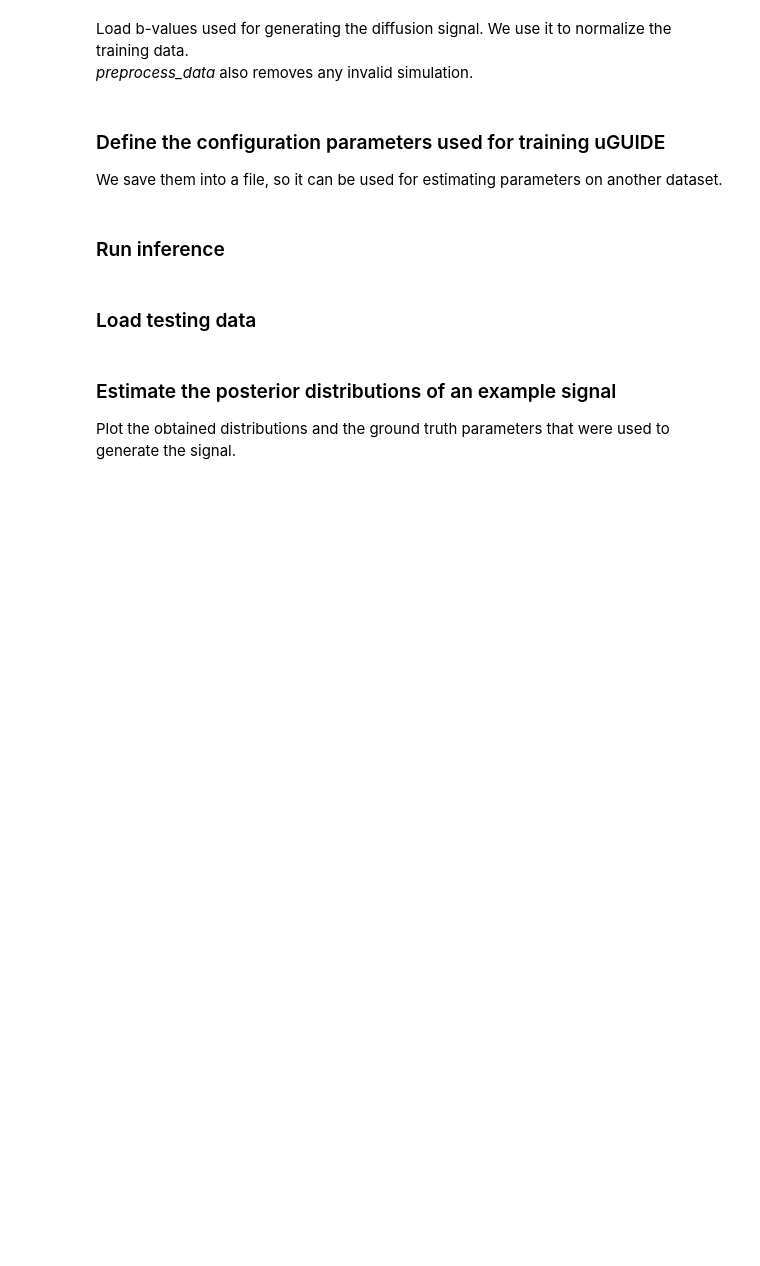
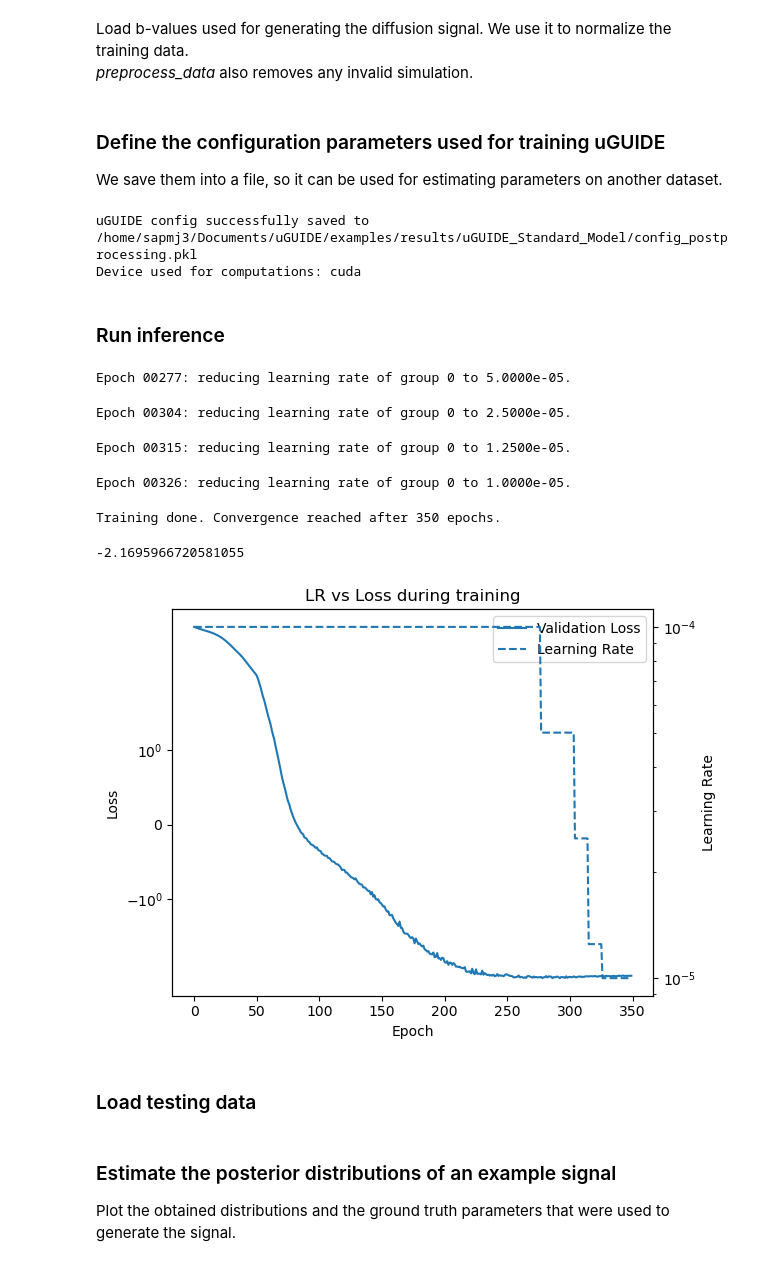
Before and after one commit to mjallais/uGUIDE, a Jupyter notebook: examples/uGUIDE_SM_inference.ipynb, the cells around one changed output. Drawn from its saved outputs; the diff is of its cells as text; code cells hidden in the pictures; blank space fills up the shorter version.

Commit message:
Update example with latest version

```diff
--- a/examples/uGUIDE_SM_inference.ipynb
+++ b/examples/uGUIDE_SM_inference.ipynb
@@ -15,45 +15,65 @@ from uGUIDE.estimation import estimate_microstructure
 Theta: Model parameters of the Standard Model <br>
 x: Corresponding diffusion signal
 # %%
-theta_train = pd.read_csv('simulations_SM_train_10000__f_Da_ODI_u0_u1.csv', header=None).values
-x_train = pd.read_csv(f'simulations_SM_train_10000__S_snr_50.csv', header=None).values
+theta_train = pd.read_csv('simulations_SM_train_10000__f_Da_ODI_u0_u1.csv',
+                          header=None).values
+x_train = pd.read_csv(f'simulations_SM_train_10000__S_snr_50.csv',
+                      header=None).values
 # %% [markdown]
 Load b-values used for generating the diffusion signal. We use it to normalize the training data. <br>
 *preprocess_data* also removes any invalid simulation.
 # %%
 bvals = np.loadtxt('bvals.bval')
-theta_train, x_train = preprocess_data(theta_train, x_train, bvals, normalize=True)
+theta_train, x_train = preprocess_data(theta_train,
+                                       x_train,
+                                       bvals,
+                                       normalize=True)
 # %% [markdown]
 ### Define the configuration parameters used for training uGUIDE
 We save them into a file, so it can be used for estimating parameters on another dataset.
 # %%
-prior = {'f': [0.0, 1.0],
-         'Da': [0.1, 3.0],
-         'ODI': [0.03, 0.95],
-         'u0': [0.0, 1.0],
-         'u1': [0.0, 1.0]}
-prior_postprocessing = {'f': [0.0, 1.0],
-                        'Da': [0.1, 3.0],
-                        'ODI': [0.03, 0.95],
-                        'De_par': [0.1, 3.0],
-                        'De_perp': [0.1, 3.0]}
+prior = {
+    'f': [0.0, 1.0],
+    'Da': [0.1, 3.0],
+    'ODI': [0.03, 0.95],
+    'u0': [0.0, 1.0],
+    'u1': [0.0, 1.0]
+}
+prior_postprocessing = {
+    'f': [0.0, 1.0],
+    'Da': [0.1, 3.0],
+    'ODI': [0.03, 0.95],
+    'De_par': [0.1, 3.0],
+    'De_perp': [0.1, 3.0]
+}
 config = create_config_uGUIDE(microstructure_model_name='Standard_Model',
                               size_x=x_train.shape[1],
                               prior=prior,
                               prior_postprocessing=prior_postprocessing,
                               use_MLP=True,
                               nf_features=6,
-                              max_epochs=200,
-                              n_epochs_no_change=10,
-                              nb_samples=50_000,
                               random_seed=1234)
 save_config_uGUIDE(config, savefile='config_postprocessing.pkl')
 print(f'Device used for computations: {config["device"]}')
+# %% [output]
+uGUIDE config successfully saved to /home/sapmj3/Documents/uGUIDE/examples/results/uGUIDE_Standard_Model/config_postprocessing.pkl
+Device used for computations: cuda
 # %% [markdown]
 ### Run inference
 # %%
-run_inference(theta_train, x_train, config=config,
-              plot_loss=True, load_state=False)
+run_training(theta_train,
+             x_train,
+             config=config,
+             plot_loss=True,
+             load_state=False)
+# %% [output]
+Epoch 00277: reducing learning rate of group 0 to 5.0000e-05.
+Epoch 00304: reducing learning rate of group 0 to 2.5000e-05.
+Epoch 00315: reducing learning rate of group 0 to 1.2500e-05.
+Epoch 00326: reducing learning rate of group 0 to 1.0000e-05.
+Training done. Convergence reached after 350 epochs.
+-2.1695966720581055
+[figure, added]
 # %% [markdown]
 ### Load testing data
 # %%
```
Also changed, not shown: parts of 4 cells of this notebook, 3 other files.
